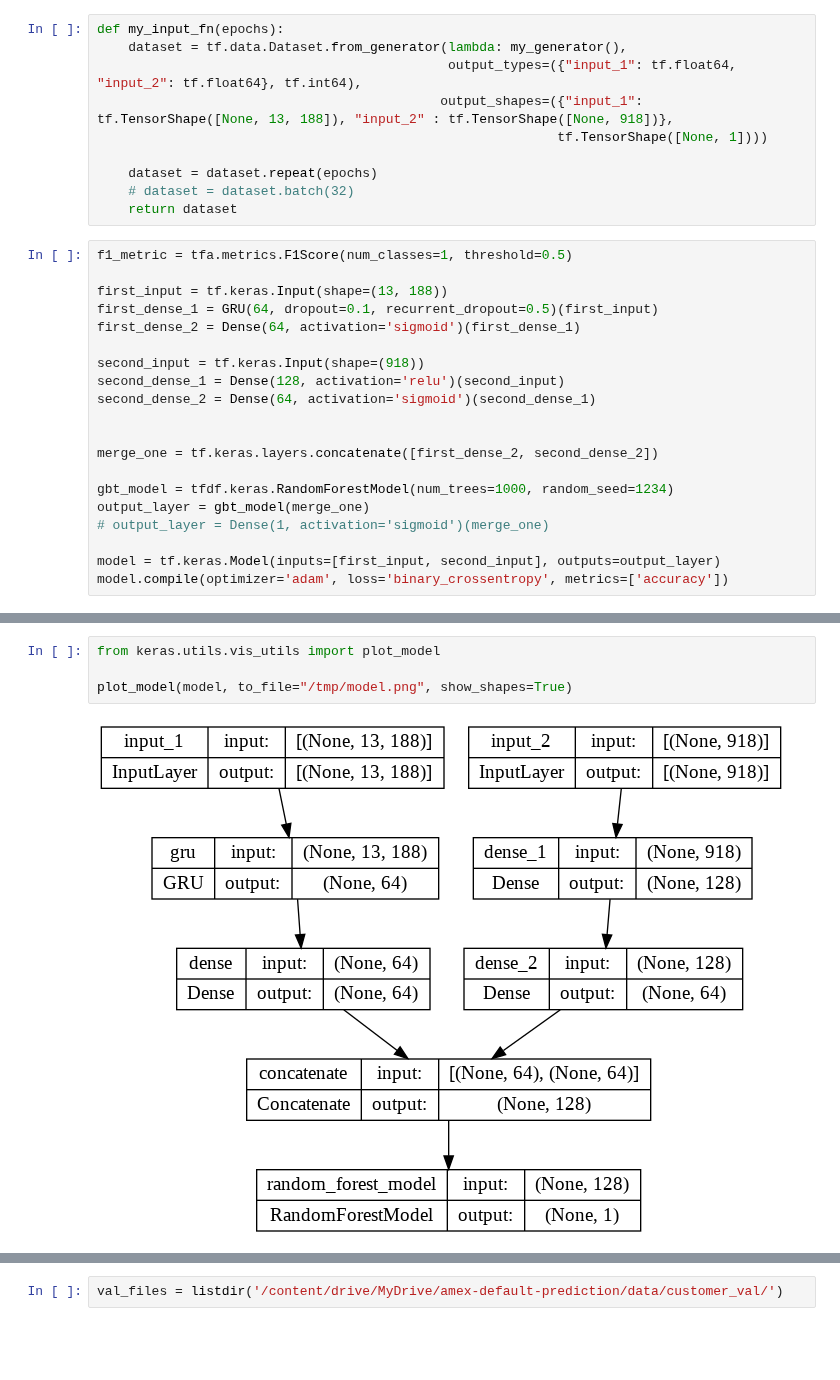
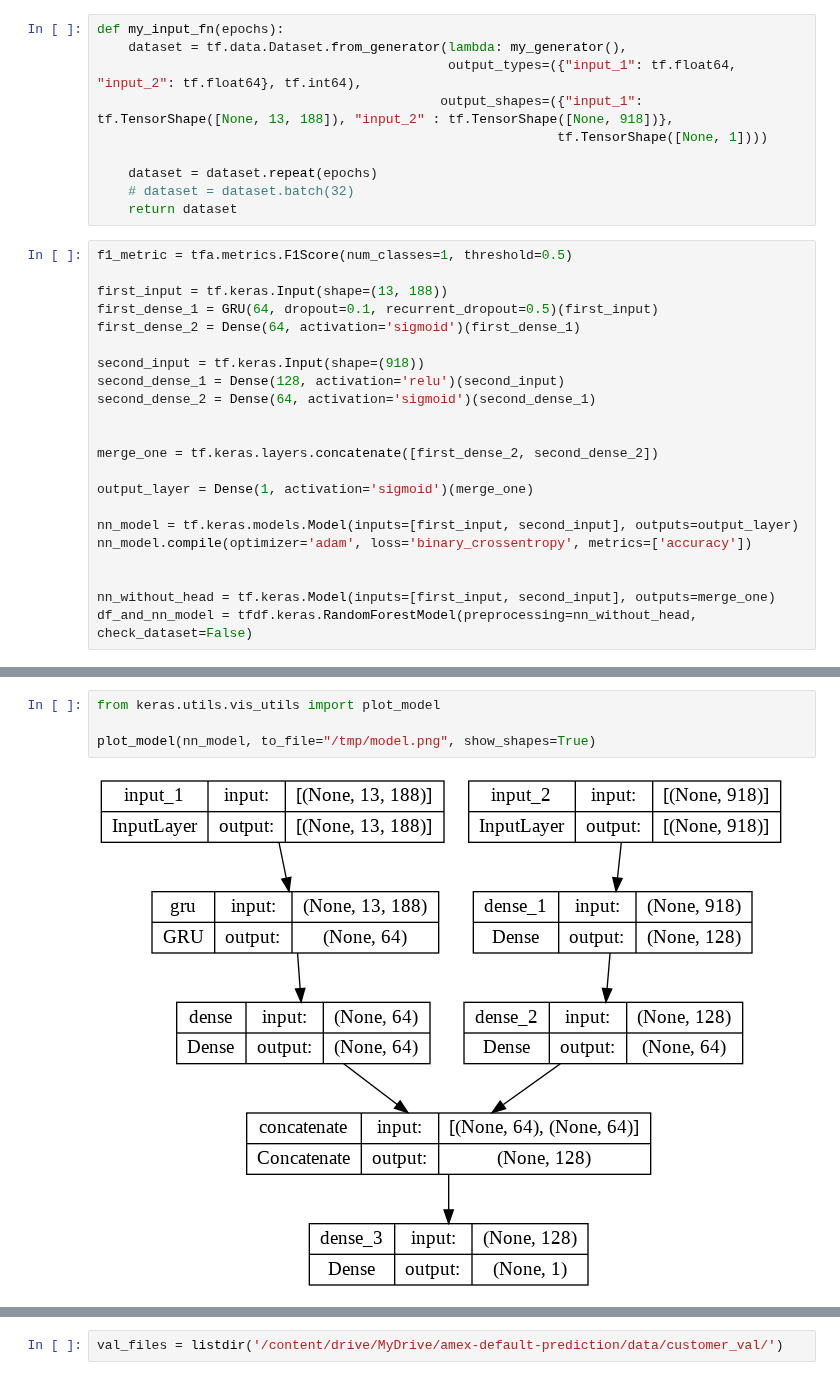
Before and after one commit to sankardevisharath/amex-default-prediction, a Jupyter notebook: notebooks/GRU_NN_GBT_Ensemble_With_Complete_Dataset.ipynb, the cells around one changed output, grey strips where cells are left out. Saved outputs shown, nothing was run; the diff lists cells and outputs as text; blank space fills up the shorter version.

Commit message:
GRU , NN, Random Forest Classifier Ensemble

```diff
--- a/notebooks/GRU_NN_GBT_Ensemble_With_Complete_Dataset.ipynb
+++ b/notebooks/GRU_NN_GBT_Ensemble_With_Complete_Dataset.ipynb
@@ -131,10 +134,12 @@ second_dense_2 = Dense(64, activation='sigmoid')(second_dense_1)
 
 merge_one = tf.keras.layers.concatenate([first_dense_2, second_dense_2])
 
-gbt_model = tfdf.keras.RandomForestModel(num_trees=1000, random_seed=1234)
-output_layer = gbt_model(merge_one)
-# output_layer = Dense(1, activation='sigmoid')(merge_one)
+output_layer = Dense(1, activation='sigmoid')(merge_one)
 
-model = tf.keras.Model(inputs=[first_input, second_input], outputs=output_layer)
-model.compile(optimizer='adam', loss='binary_crossentropy', metrics=['accuracy'])
+nn_model = tf.keras.models.Model(inputs=[first_input, second_input], outputs=output_layer)
+nn_model.compile(optimizer='adam', loss='binary_crossentropy', metrics=['accuracy'])
+
+
+nn_without_head = tf.keras.Model(inputs=[first_input, second_input], outputs=merge_one)
+df_and_nn_model = tfdf.keras.RandomForestModel(preprocessing=nn_without_head, check_dataset=False)
 # %% [output]
@@ -144,6 +147,6 @@ WARNING:absl:The model was called directly (i.e. using `model(data)` instead of
 # %%
 from keras.utils.vis_utils import plot_model
 
-plot_model(model, to_file="/tmp/model.png", show_shapes=True)
+plot_model(nn_model, to_file="/tmp/model.png", show_shapes=True)
 # %% [output]
-[figure, old version]
+[figure, new version]
```
Also changed, not shown: parts of 13 cells of this notebook.
